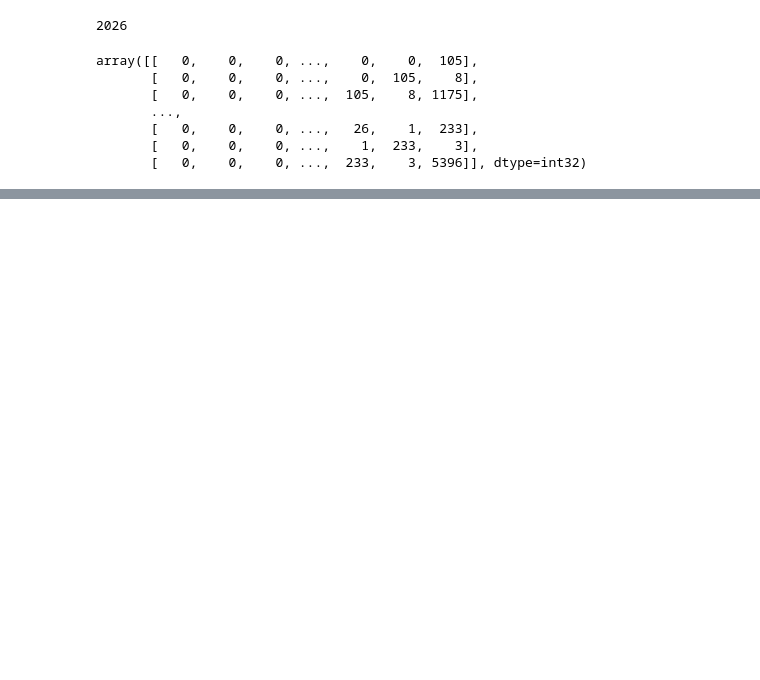
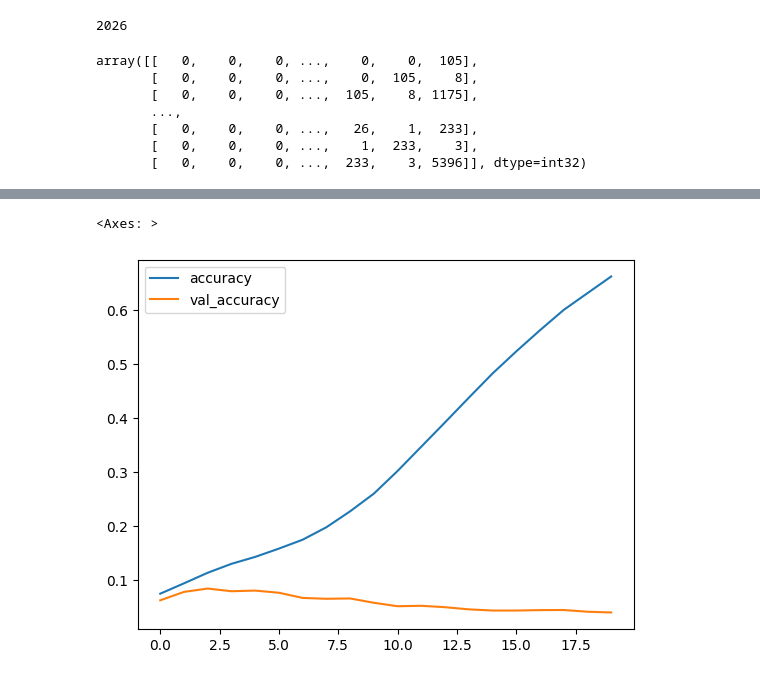
Before and after one commit to gargi-09/My-Kaggle-Work, a Jupyter notebook: Poem Text Generator.ipynb, the cells around one changed output, grey strips where cells are left out. Saved outputs shown, nothing was run; the diff lists cells and outputs as text; code cells hidden in the pictures; blank space fills up the shorter version.

```diff
--- a/Poem Text Generator.ipynb
+++ b/Poem Text Generator.ipynb
@@ -154,0 +228,2 @@ Epoch 4/20
+# %%
+model.fit(X,y,validation_split=0.2,epochs=20)
@@ -154,0 +249,12 @@ Epoch 4/20
+# %%
+model_sum_1 = model.history.history
+# %%
+summary_1 = pd.DataFrame(model_sum_1)
+# %%
+accuracies_1 = summary_1.drop(['loss','val_loss'],axis=1)
+losses_1 = summary_1.drop(['accuracy','val_accuracy'],axis=1)
+# %%
+accuracies_1.plot()
+# %% [output]
+<Axes: >
+[figure, added]
```
Also changed, not shown: parts of 34 cells of this notebook.
